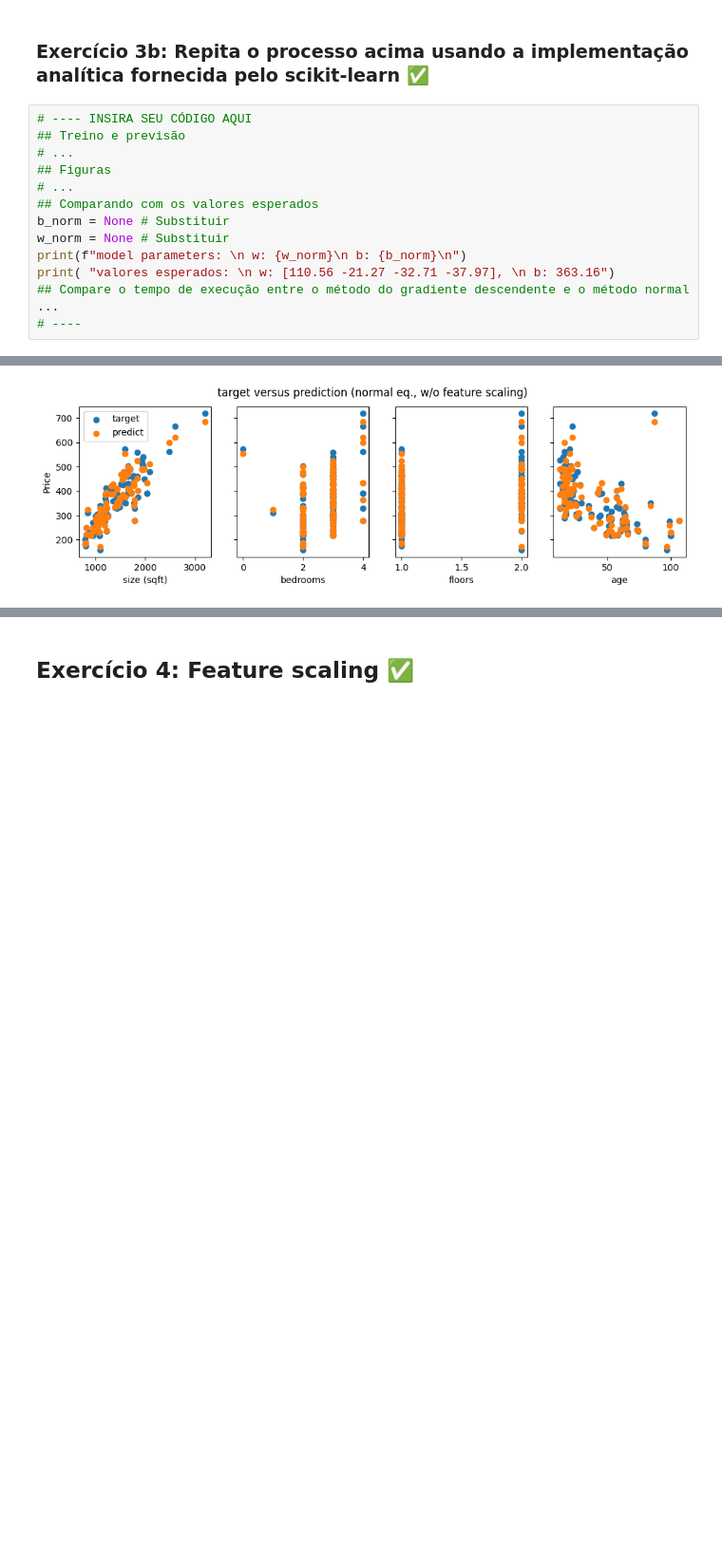
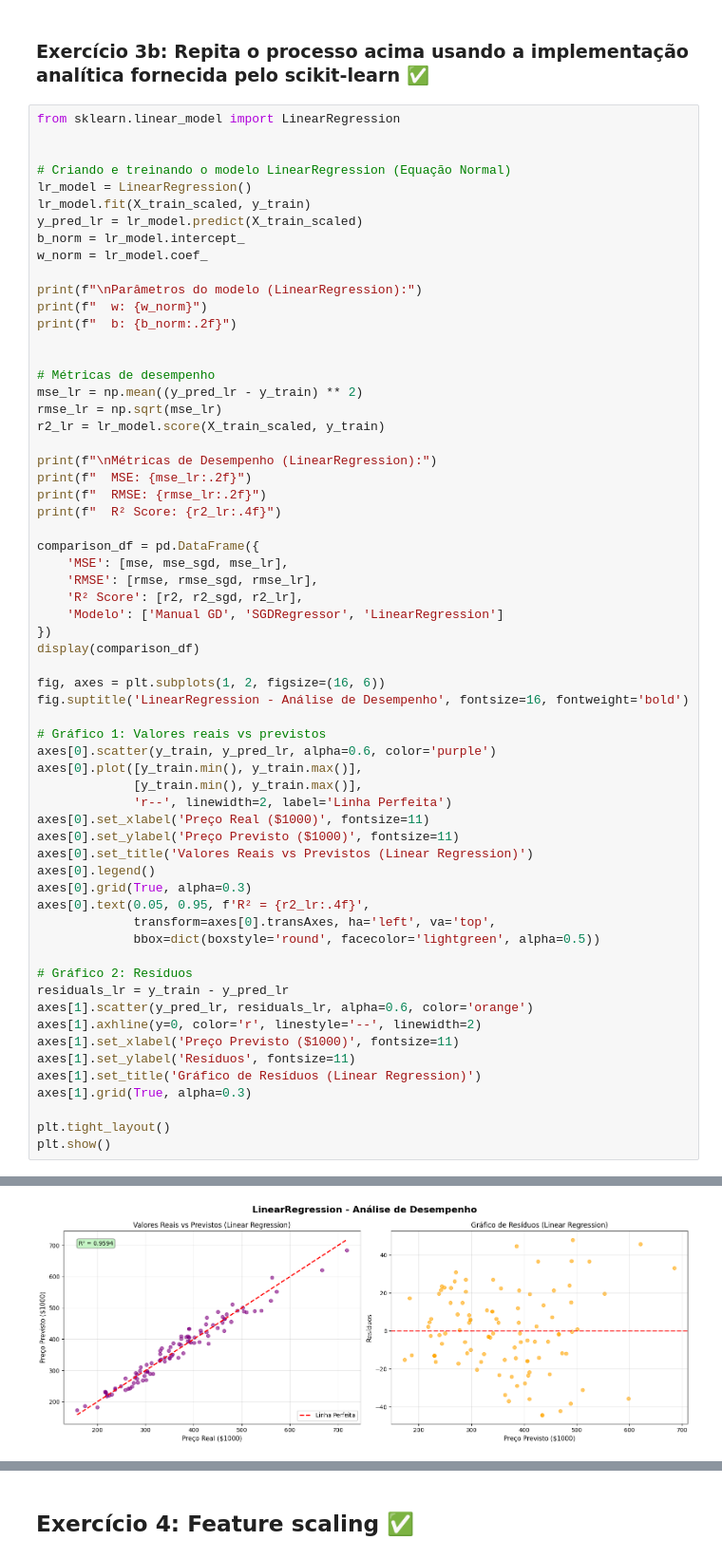
Before and after one commit to sentinela007nh/Machine-Learning---IF---UFRJ, a Jupyter notebook: Regressao-Linear/aula03_regressao_linear_parte2.ipynb, the cells around one changed output, grey strips where cells are left out. Shown: that part at 95% size. Saved outputs shown, nothing was run; the diff lists cells and outputs as text; blank space fills up the shorter version.

```diff
--- a/Regressao-Linear/aula03_regressao_linear_parte2.ipynb
+++ b/Regressao-Linear/aula03_regressao_linear_parte2.ipynb
@@ -440,17 +806,65 @@ valores esperados:
 
 ### Exercício 3b: Repita o processo acima usando a implementação analítica fornecida pelo scikit-learn ✅
 # %%
-# ---- INSIRA SEU CÓDIGO AQUI
-## Treino e previsão
-# ...
-## Figuras
-# ...
-## Comparando com os valores esperados
-b_norm = None # Substituir
-w_norm = None # Substituir
-print(f"model parameters: \n w: {w_norm}\n b: {b_norm}\n")
-print( "valores esperados: \n w: [110.56 -21.27 -32.71 -37.97], \n b: 363.16")
-## Compare o tempo de execução entre o método do gradiente descendente e o método normal
-...
-# ----
+from sklearn.linear_model import LinearRegression
+
+
+# Criando e treinando o modelo LinearRegression (Equação Normal)
+lr_model = LinearRegression()
+lr_model.fit(X_train_scaled, y_train)
+y_pred_lr = lr_model.predict(X_train_scaled)
+b_norm = lr_model.intercept_
+w_norm = lr_model.coef_
+
+print(f"\nParâmetros do modelo (LinearRegression):")
+print(f"  w: {w_norm}")
+print(f"  b: {b_norm:.2f}")
+
+
+# Métricas de desempenho
+mse_lr = np.mean((y_pred_lr - y_train) ** 2)
+rmse_lr = np.sqrt(mse_lr)
+r2_lr = lr_model.score(X_train_scaled, y_train)
+
+print(f"\nMétricas de Desempenho (LinearRegression):")
+print(f"  MSE: {mse_lr:.2f}")
+print(f"  RMSE: {rmse_lr:.2f}")
+print(f"  R² Score: {r2_lr:.4f}")
+
+comparison_df = pd.DataFrame({
+    'MSE': [mse, mse_sgd, mse_lr],
+    'RMSE': [rmse, rmse_sgd, rmse_lr],
+    'R² Score': [r2, r2_sgd, r2_lr],
+    'Modelo': ['Manual GD', 'SGDRegressor', 'LinearRegression']
+})
+display(comparison_df)
+
+fig, axes = plt.subplots(1, 2, figsize=(16, 6))
+fig.suptitle('LinearRegression - Análise de Desempenho', fontsize=16, fontweight='bold')
+
+# Gráfico 1: Valores reais vs previstos
+axes[0].scatter(y_train, y_pred_lr, alpha=0.6, color='purple')
+axes[0].plot([y_train.min(), y_train.max()],
+             [y_train.min(), y_train.max()],
+             'r--', linewidth=2, label='Linha Perfeita')
+axes[0].set_xlabel('Preço Real ($1000)', fontsize=11)
+axes[0].set_ylabel('Preço Previsto ($1000)', fontsize=11)
+axes[0].set_title('Valores Reais vs Previstos (Linear Regression)')
+axes[0].legend()
+axes[0].grid(True, alpha=0.3)
+axes[0].text(0.05, 0.95, f'R² = {r2_lr:.4f}',
+             transform=axes[0].transAxes, ha='left', va='top',
+             bbox=dict(boxstyle='round', facecolor='lightgreen', alpha=0.5))
+
+# Gráfico 2: Resíduos
+residuals_lr = y_train - y_pred_lr
+axes[1].scatter(y_pred_lr, residuals_lr, alpha=0.6, color='orange')
+axes[1].axhline(y=0, color='r', linestyle='--', linewidth=2)
+axes[1].set_xlabel('Preço Previsto ($1000)', fontsize=11)
+axes[1].set_ylabel('Resíduos', fontsize=11)
+axes[1].set_title('Gráfico de Resíduos (Linear Regression)')
+axes[1].grid(True, alpha=0.3)
+
+plt.tight_layout()
+plt.show()
 # %% [output]
@@ -464 +883 @@ valores esperados:
-[figure, old version]
+[figure, new version]
```
Also changed, not shown: parts of 7 cells of this notebook, 1 other file.
